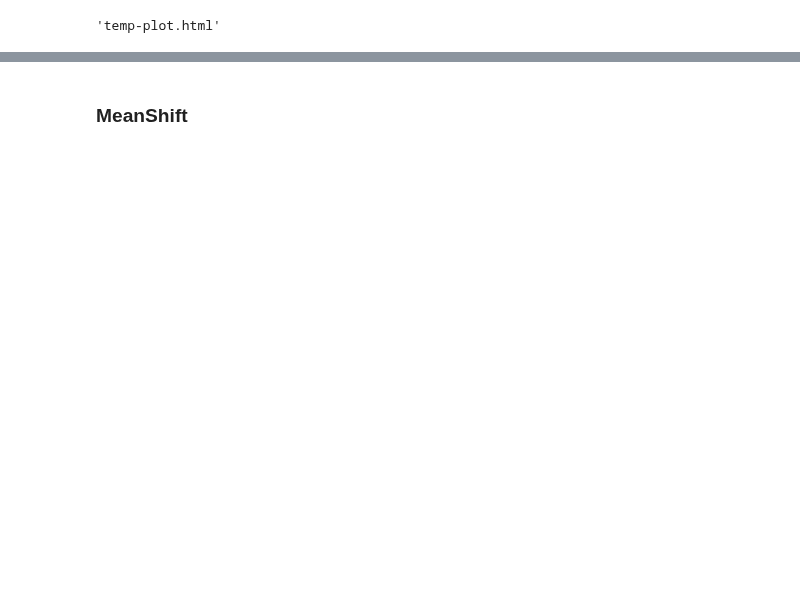
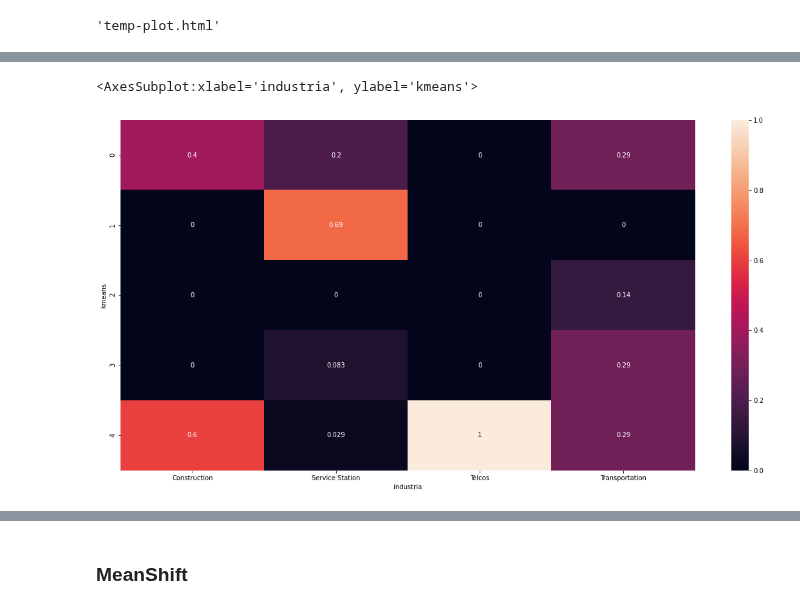
Before and after one commit to laubernaschini/Mentoria, a Jupyter notebook: Entregas/Cintelink_ANS.ipynb, the cells around one changed output, grey strips where cells are left out. Saved outputs shown, nothing was run; the diff lists cells and outputs as text; code cells hidden in the pictures; blank space fills up the shorter version.

```diff
--- a/Entregas/Cintelink_ANS.ipynb
+++ b/Entregas/Cintelink_ANS.ipynb
@@ -290,0 +385,6 @@ df_fil.kmeans.value_counts()
+# %%
+plt.figure(figsize=(20,10))
+sns.heatmap(pd.crosstab(df_fil.kmeans, df_fil.industria, normalize='columns'),annot=True)
+# %% [output]
+<AxesSubplot:xlabel='industria', ylabel='kmeans'>
+[figure, added]
```
Also changed, not shown: parts of 27 cells of this notebook.
